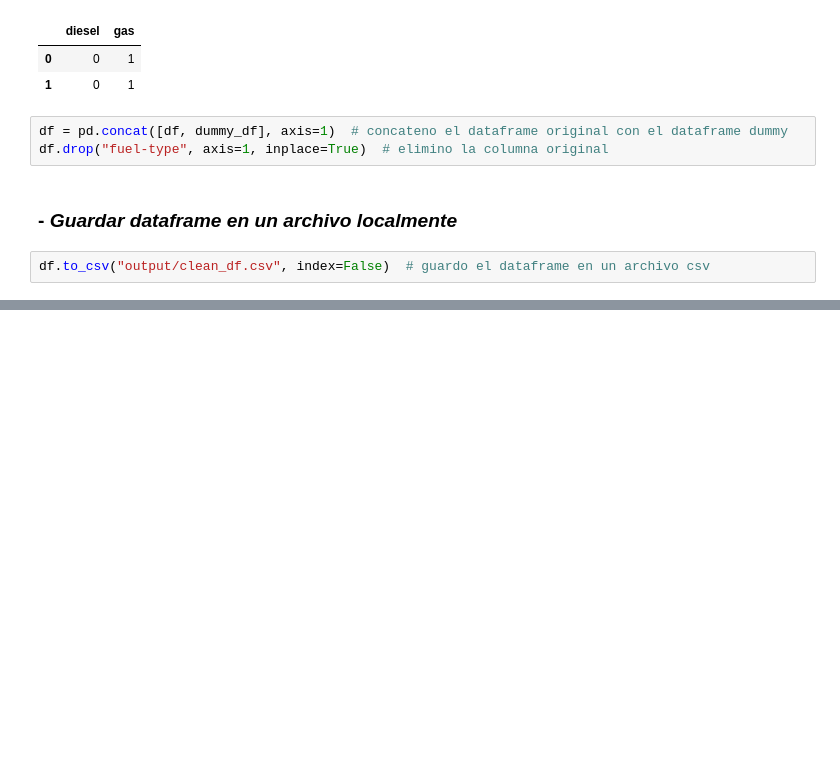
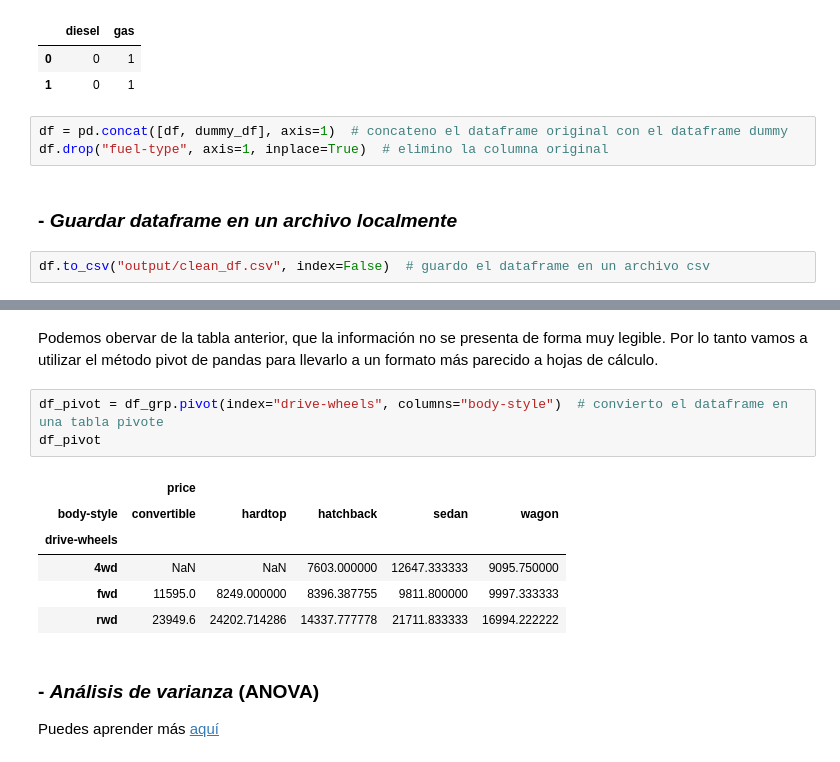
Before and after one commit to ulloa-g/exploratory_data_analysis, a Jupyter notebook: eda.ipynb, the cells around one changed output, grey strips where cells are left out. Saved outputs shown, nothing was run; the diff lists cells and outputs as text; blank space fills up the shorter version.

```diff
--- a/eda.ipynb
+++ b/eda.ipynb
@@ -211,0 +276,16 @@ df.to_csv("output/clean_df.csv", index=False)  # guardo el dataframe en un archi
+# %% [markdown]
+Podemos obervar de la tabla anterior, que la información no se presenta de forma muy legible. Por lo tanto vamos a utilizar el método pivot de pandas para llevarlo a un formato más parecido a hojas de cálculo.
+# %%
+df_pivot = df_grp.pivot(index="drive-wheels", columns="body-style")  # convierto el dataframe en una tabla pivote
+df_pivot
+# %% [output]
+|  | price |  |  |  |  |
+| body-style | convertible | hardtop | hatchback | sedan | wagon |
+| drive-wheels |  |  |  |  |  |
+| 4wd | NaN | NaN | 7603.000000 | 12647.333333 | 9095.750000 |
+| fwd | 11595.0 | 8249.000000 | 8396.387755 | 9811.800000 | 9997.333333 |
+| rwd | 23949.6 | 24202.714286 | 14337.777778 | 21711.833333 | 16994.222222 |
+# %% [markdown]
+### - *Análisis de varianza* (ANOVA)
+
+Puedes aprender más [aquí](https://www.datacamp.com/tutorial/anova-test)
```
Also changed, not shown: parts of 8 cells of this notebook.
